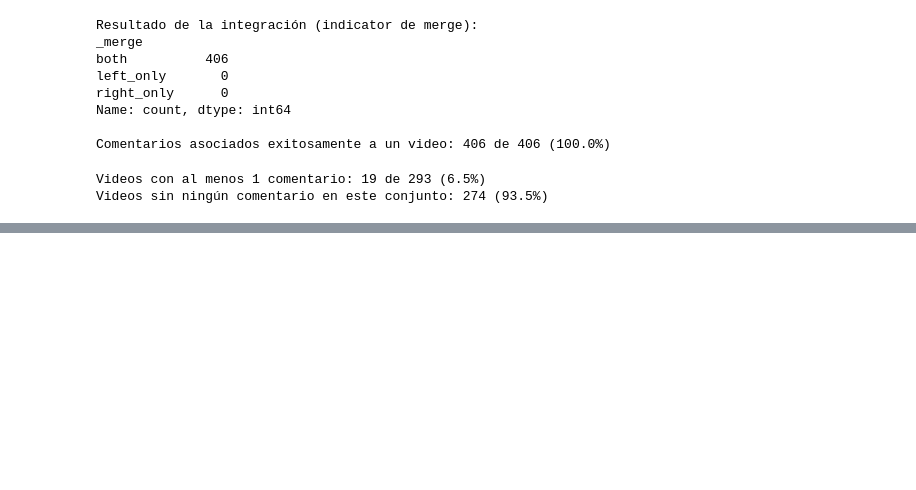
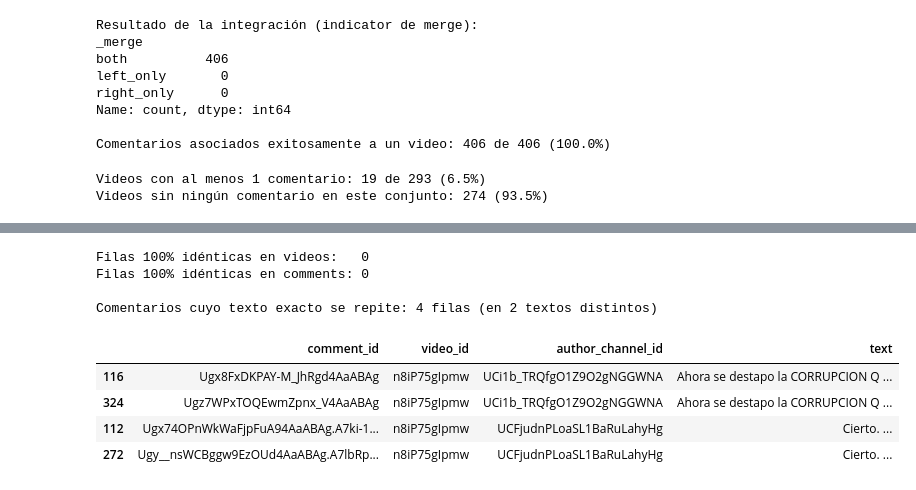
Before and after one commit to Qu3zada22/lab6-ds, a Jupyter notebook: Laboratorio6_Redes_Sociales_YouTube.ipynb, the cells around one changed output, grey strips where cells are left out. Drawn from its saved outputs; the diff is of its cells as text; code cells hidden in the pictures; blank space fills up the shorter version.

```diff
--- a/Laboratorio6_Redes_Sociales_YouTube.ipynb
+++ b/Laboratorio6_Redes_Sociales_YouTube.ipynb
@@ -260,0 +346,20 @@ Videos sin ningún comentario en este conjunto: 274 (93.5%)
+# %%
+# Duplicados: filas completas y texto de comentario repetido
+print('Filas 100% idénticas en videos:  ', videos.duplicated().sum())
+print('Filas 100% idénticas en comments:', comments.duplicated().sum())
+print()
+
+dup_texto = comments[comments['text'].duplicated(keep=False)].sort_values('text')
+print(f'Comentarios cuyo texto exacto se repite: {len(dup_texto)} filas '
+      f'(en {dup_texto["text"].nunique()} textos distintos)')
+dup_texto[['comment_id', 'video_id', 'author_channel_id', 'text']]
+# %% [output]
+Filas 100% idénticas en videos:   0
+Filas 100% idénticas en comments: 0
+
+Comentarios cuyo texto exacto se repite: 4 filas (en 2 textos distintos)
+|  | comment_id | video_id | author_channel_id | text |
+| 116 | Ugx8FxDKPAY-M_JhRgd4AaABAg | n8iP75gIpmw | UCi1b_TRQfgO1Z9O2gNGGWNA | Ahora se destapo la CORRUPCION Q ... |
+| 324 | Ugz7WPxTOQEwmZpnx_V4AaABAg | n8iP75gIpmw | UCi1b_TRQfgO1Z9O2gNGGWNA | Ahora se destapo la CORRUPCION Q ... |
+| 112 | Ugx74OPnWkWaFjpFuA94AaABAg.A7ki-1... | n8iP75gIpmw | UCFjudnPLoaSL1BaRuLahyHg | Cierto. ... |
+| 272 | Ugy__nsWCBggw9EzOUd4AaABAg.A7lbRp... | n8iP75gIpmw | UCFjudnPLoaSL1BaRuLahyHg | Cierto. ... |
```
Also changed, not shown: parts of 27 cells of this notebook, 1 other file.
